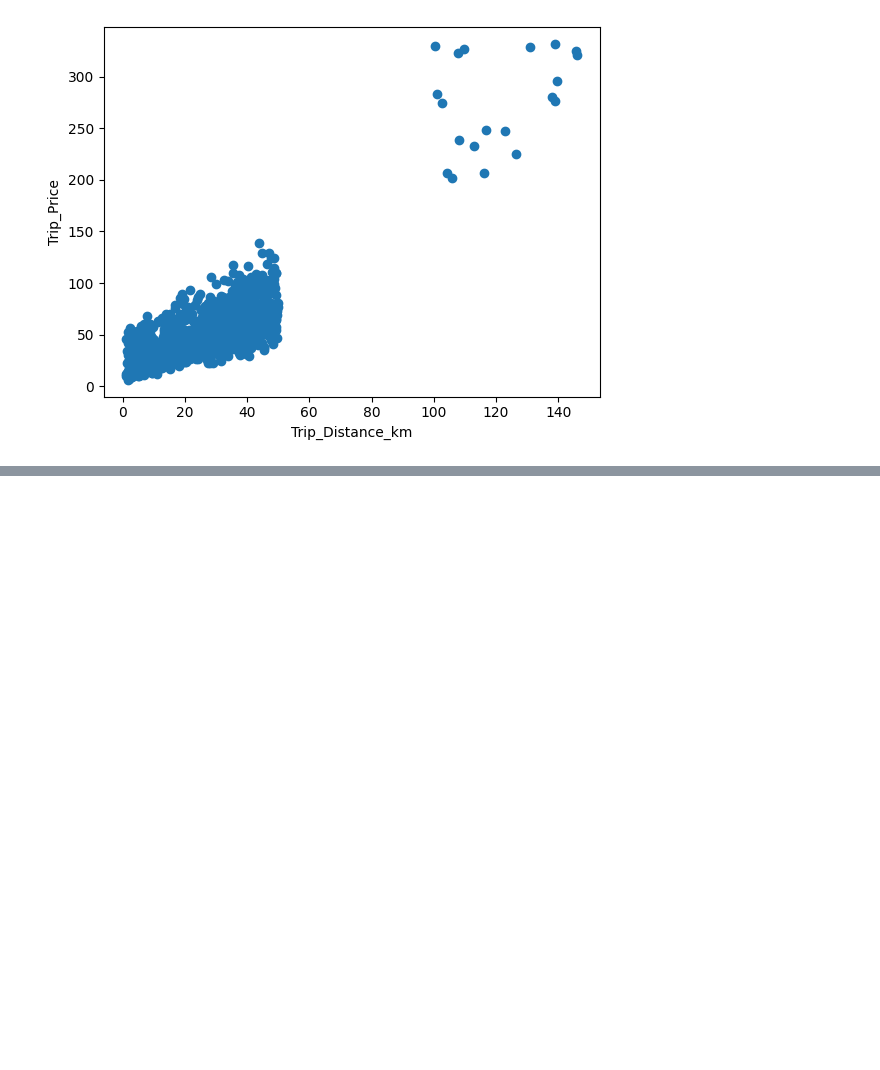
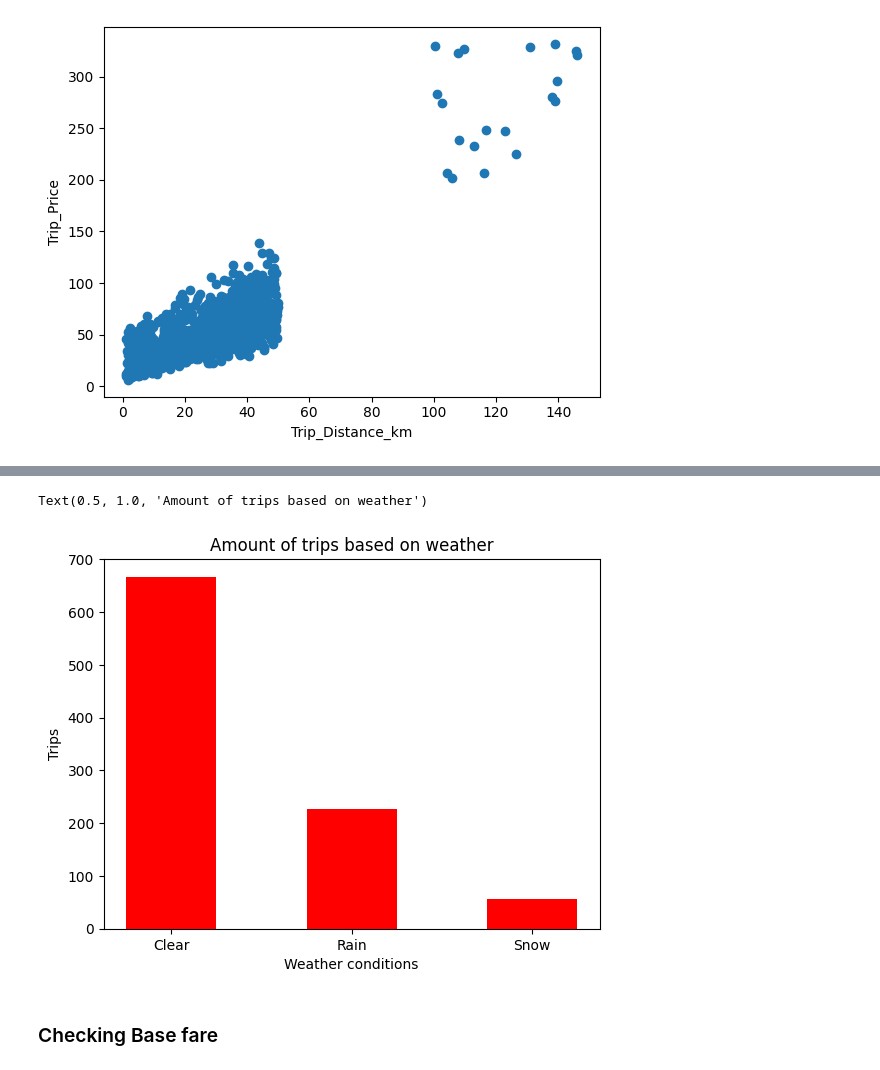
Before and after one commit to linuslarsson03/taxi-prediction-fullstack-linus, a Jupyter notebook: taxipred/src/taxipred/model_development/eda.ipynb, the cells around one changed output, grey strips where cells are left out. Cells and saved outputs as stored; diff of their text form; code cells hidden in the pictures; blank space fills up the shorter version.

```diff
--- a/taxipred/src/taxipred/model_development/eda.ipynb
+++ b/taxipred/src/taxipred/model_development/eda.ipynb
@@ -153,0 +338,11 @@ Text(0, 0.5, 'Trip_Price')
+# %%
+weather_counts = df["Weather"].value_counts()
+plt.bar(weather_counts.index, weather_counts.values, color="red", width=0.5)
+plt.xlabel("Weather conditions")
+plt.ylabel("Trips")
+plt.title("Amount of trips based on weather")
+# %% [output]
+Text(0.5, 1.0, 'Amount of trips based on weather')
+[figure, added]
+# %% [markdown]
+### Checking Base fare
```
Also changed, not shown: parts of 52 cells of this notebook.
